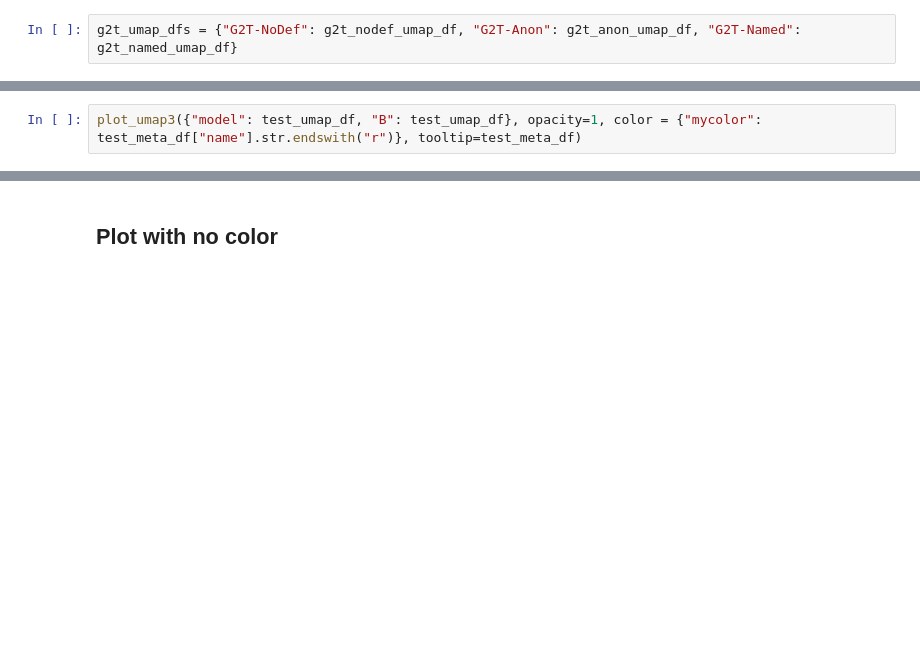
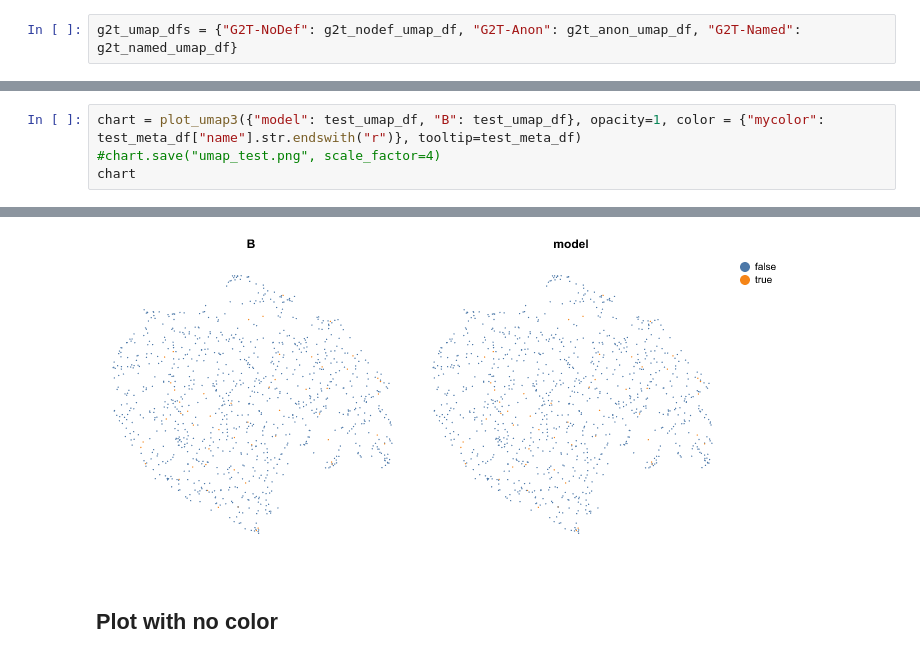
Before and after one commit to IBM/graph2tac, a Jupyter notebook: notebooks/embedding_umap2.ipynb, the cells around one changed output, grey strips where cells are left out. Saved outputs shown, nothing was run; the diff lists cells and outputs as text; blank space fills up the shorter version.

```diff
--- a/notebooks/embedding_umap2.ipynb
+++ b/notebooks/embedding_umap2.ipynb
@@ -491,5 +490,7 @@ def plot_umap3(umap_dfs: dict[str, pd.DataFrame], color: dict["str", pd.Series]
         )
     return chart
 # %%
-plot_umap3({"model": test_umap_df, "B": test_umap_df}, opacity=1, color = {"mycolor": test_meta_df["name"].str.endswith("r")}, tooltip=test_meta_df)
+chart = plot_umap3({"model": test_umap_df, "B": test_umap_df}, opacity=1, color = {"mycolor": test_meta_df["name"].str.endswith("r")}, tooltip=test_meta_df)
+#chart.save("umap_test.png", scale_factor=4)
+chart
 # %% [output]
@@ -497,2 +497,3 @@ plot_umap3({"model": test_umap_df, "B": test_umap_df}, opacity=1, color = {"myco
+[figure, added]
 # %% [markdown]
 ## Plot with no color
```
Also changed, not shown: parts of 30 cells of this notebook.
